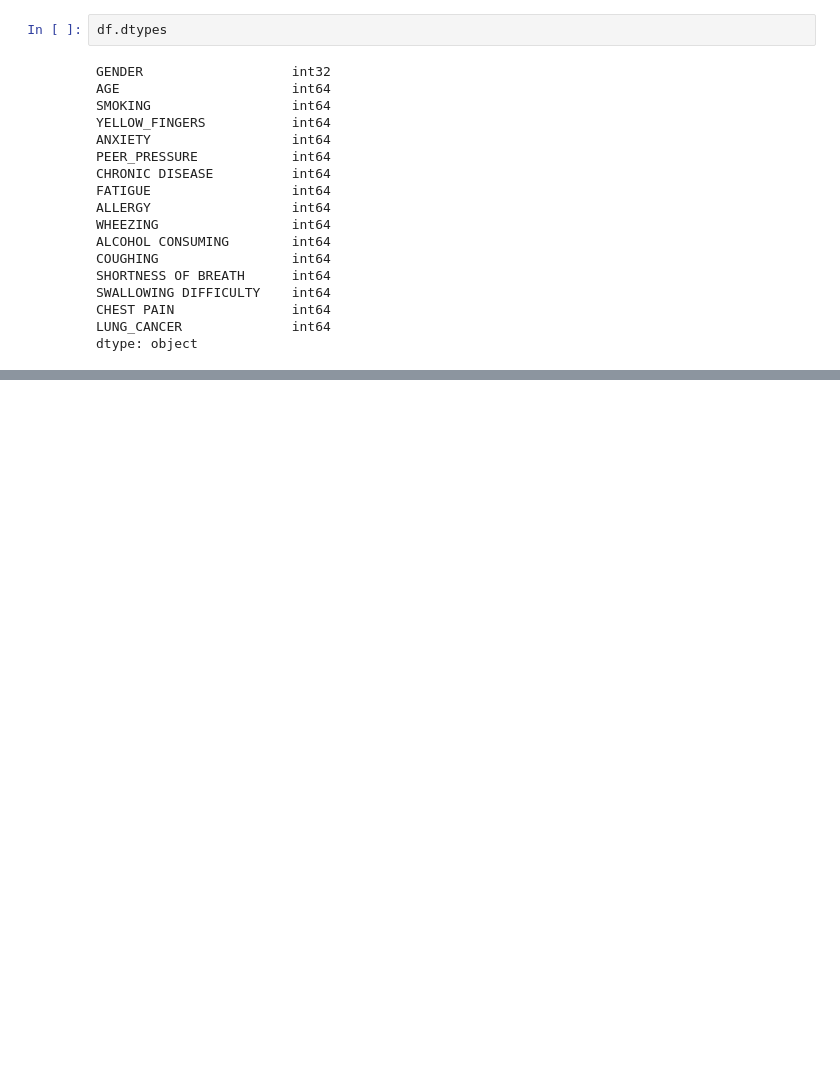
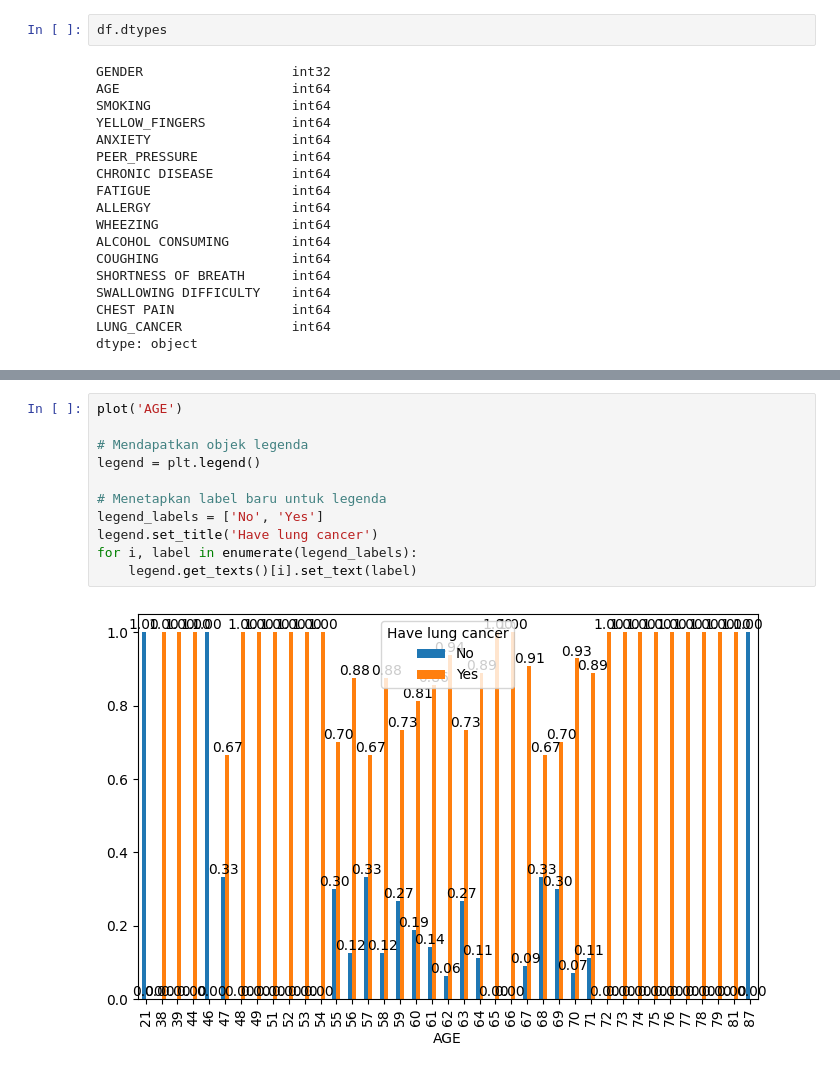
Before and after one commit to Sophiaraudhah/UTSAI, a Jupyter notebook: lungcancerpred.ipynb, the cells around one changed output, grey strips where cells are left out. Saved outputs shown, nothing was run; the diff lists cells and outputs as text; blank space fills up the shorter version.

```diff
--- a/lungcancerpred.ipynb
+++ b/lungcancerpred.ipynb
@@ -216,0 +262,13 @@ plot('GENDER')
+# %%
+plot('AGE')
+
+# Mendapatkan objek legenda
+legend = plt.legend()
+
+# Menetapkan label baru untuk legenda
+legend_labels = ['No', 'Yes']
+legend.set_title('Have lung cancer')
+for i, label in enumerate(legend_labels):
+    legend.get_texts()[i].set_text(label)
+# %% [output]
+[figure, added]
```
Also changed, not shown: parts of 34 cells of this notebook.
